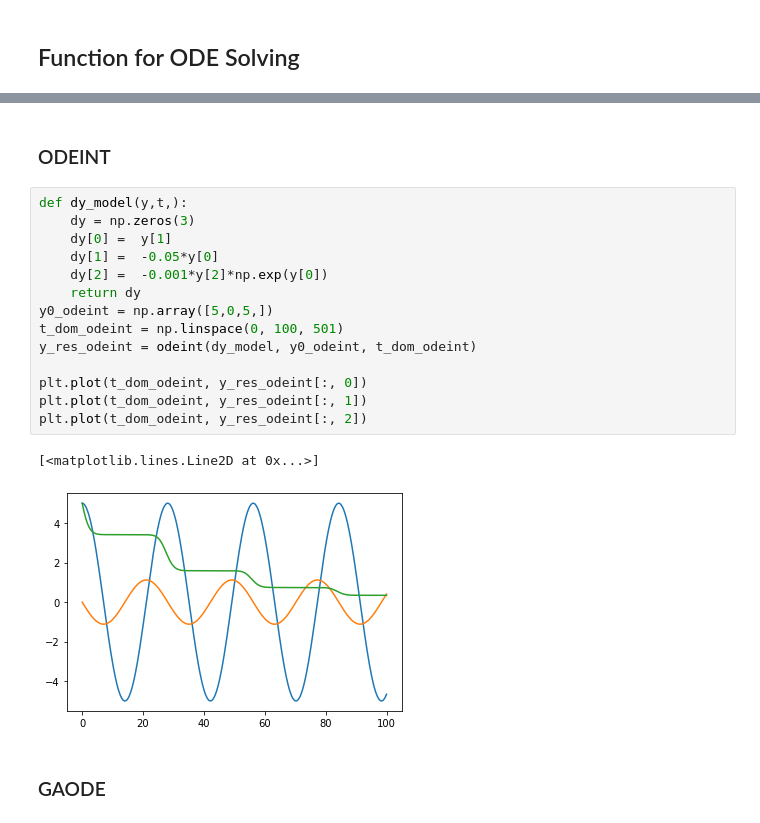
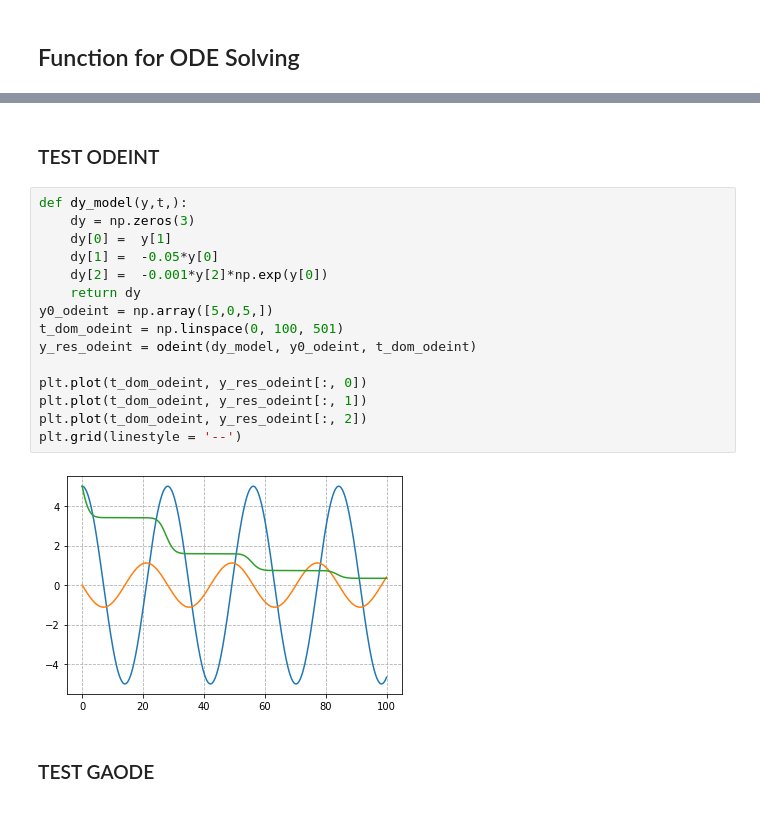
Before and after one commit to sga2022/MembModel, a Jupyter notebook: Gaode.ipynb, the cells around one changed output, grey strips where cells are left out. Saved outputs shown, nothing was run; the diff lists cells and outputs as text.

```diff
--- a/Gaode.ipynb
+++ b/Gaode.ipynb
@@ -75,26 +73,26 @@ y0_test = np.array([3,3,3,3])
 t_test = np.linspace(0, 10,)
 res_gaode = gaode(odetest, y0_test, t_test, args_test)
 # %% [markdown]
-### ODEINT
+### TEST ODEINT
 # %%
 def dy_model(y,t,):
     dy = np.zeros(3)
     dy[0] =  y[1]
     dy[1] =  -0.05*y[0]
     dy[2] =  -0.001*y[2]*np.exp(y[0])
     return dy
 y0_odeint = np.array([5,0,5,])
 t_dom_odeint = np.linspace(0, 100, 501)
 y_res_odeint = odeint(dy_model, y0_odeint, t_dom_odeint)
 
 plt.plot(t_dom_odeint, y_res_odeint[:, 0])
 plt.plot(t_dom_odeint, y_res_odeint[:, 1])
 plt.plot(t_dom_odeint, y_res_odeint[:, 2])
+plt.grid(linestyle = '--')
 # %% [output]
-[<matplotlib.lines.Line2D at 0x...>]
-[figure, old version]
+[figure, new version]
 # %% [markdown]
-### GAODE
+### TEST GAODE
 # %%
 y0_odeint = y_res_odeint[-1,:]
 ytmp = y0_odeint
```
Also changed, not shown: parts of 11 cells of this notebook.
